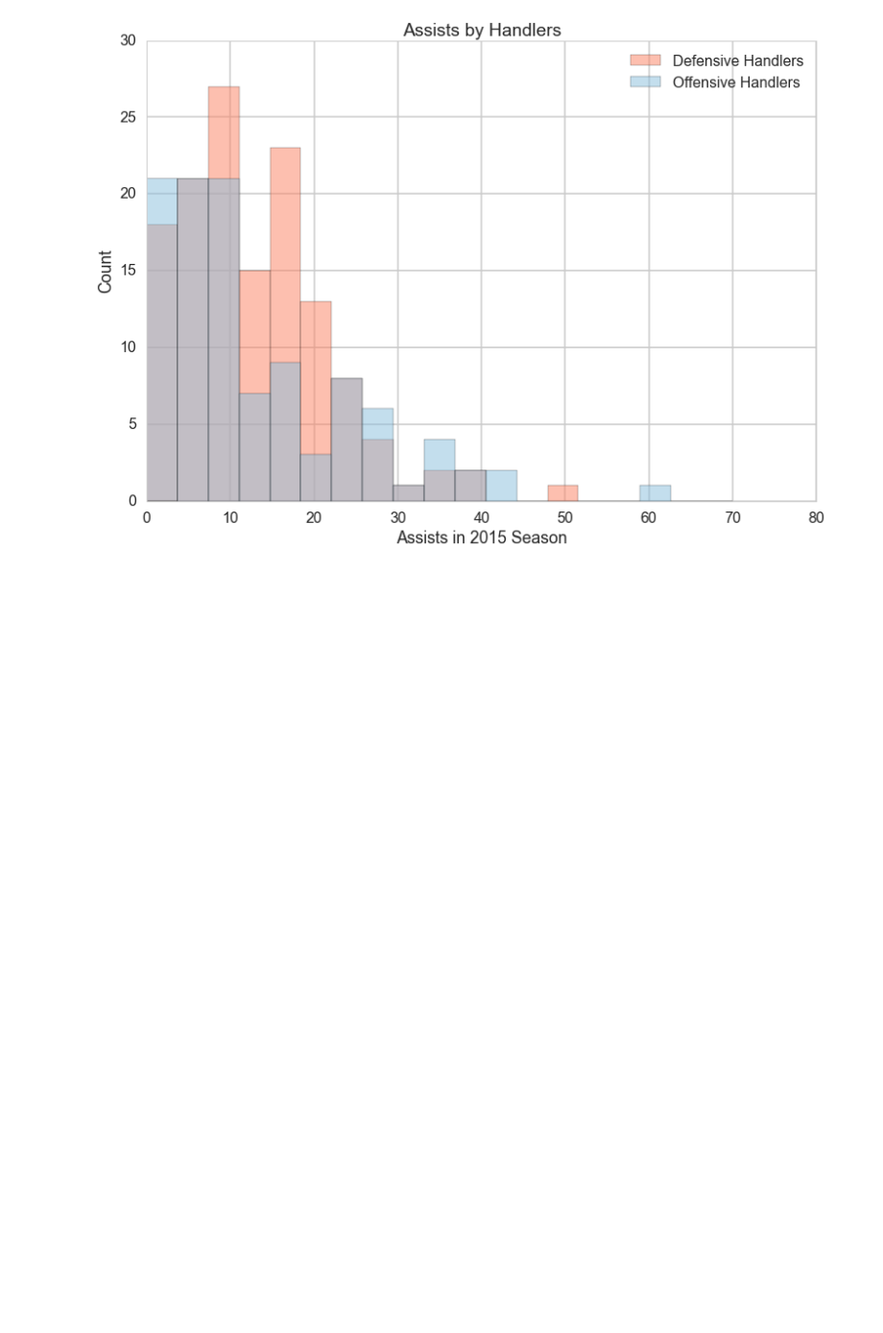
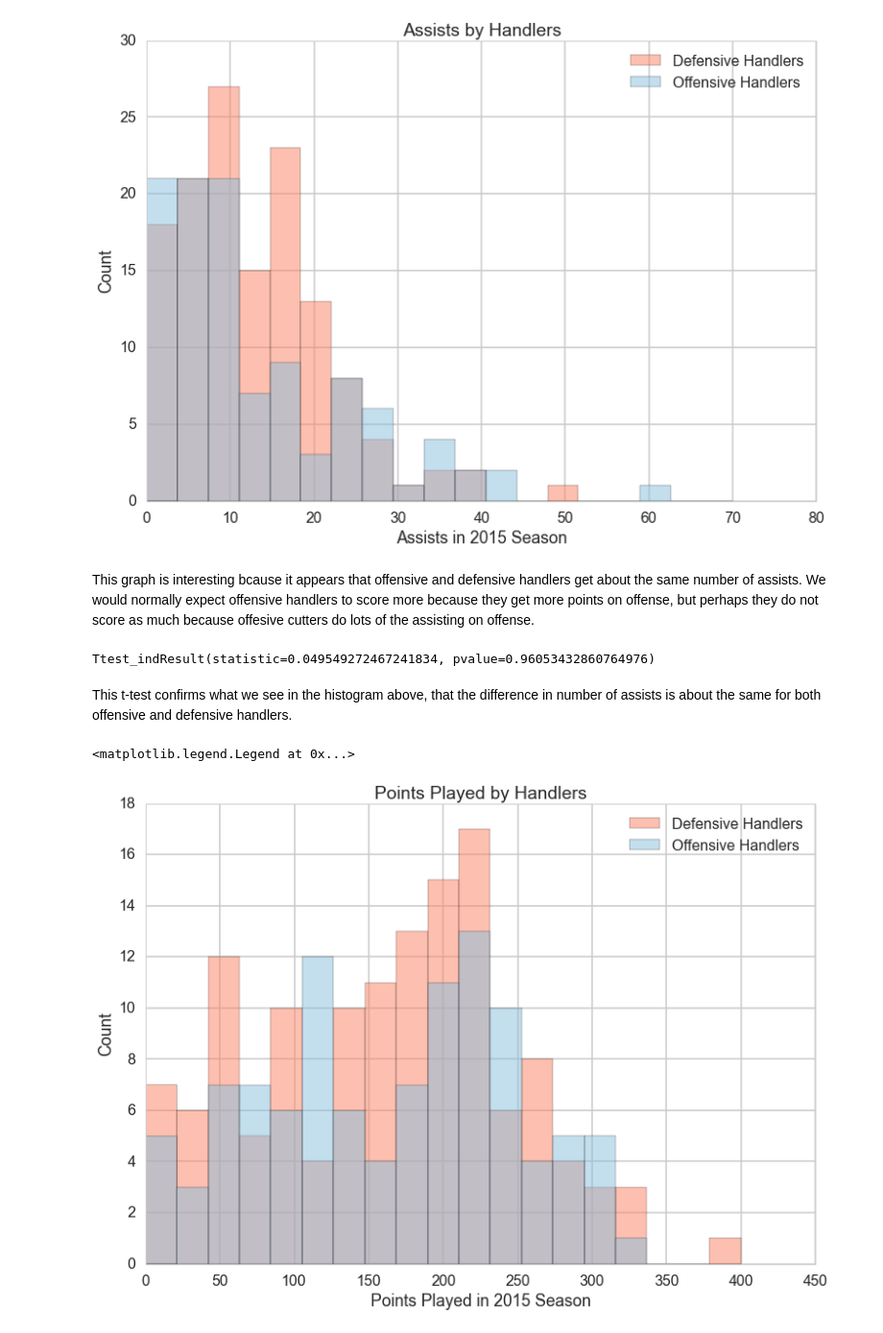
Before and after one commit to karinehsu/cs109-final-project, a Jupyter notebook: player-cluster.ipynb, the cells around one changed output. Shown at 96% size. Cells and saved outputs as stored; diff of their text form; code cells hidden in the pictures; blank space fills up the shorter version.

```diff
--- a/player-cluster.ipynb
+++ b/player-cluster.ipynb
@@ -499,22 +525,27 @@ plt.legend(loc="upper right")
 # %% [output]
 <matplotlib.legend.Legend at 0x...>
 [figure]
+# %% [markdown]
+This graph is interesting bcause it appears that offensive and defensive handlers get about the same number of assists. We would normally expect offensive handlers to score more because they get more points on offense, but perhaps they do not score as much because offesive cutters do lots of the assisting on offense.
+# %%
+sc.stats.ttest_ind(o_handlers.assists, d_handlers.assists, equal_var=False)
+# %% [output]
+Ttest_indResult(statistic=0.049549272467241834, pvalue=0.96053432860764976)
+# %% [markdown]
+This t-test confirms what we see in the histogram above, that the difference in number of assists is about the same for both offensive and defensive handlers.
 # %%
-bins = np.linspace(0, 70, 20)
+bins = np.linspace(0, 400, 20)
 
-plt.hist(d_cutters["goals"], bins, alpha=.5,
-         color=position_colors["d_cutter"],
-         label="Defensive Cutters")
-plt.hist(d_handlers["goals"], bins, alpha=.5,
+plt.hist(d_handlers["totalpoints"], bins, alpha=.5,
          color=position_colors["d_handler"],
          label="Defensive Handlers")
-plt.hist(o_cutters["goals"], bins, alpha=.5,
-         color=position_colors["o_cutter"],
-         label="Offensive Cutters")
-plt.hist(o_handlers["goals"], bins, alpha=.5,
+plt.hist(o_handlers["totalpoints"], bins, alpha=.5,
          color=position_colors["o_handler"],
          label="Offensive Handlers")
-plt.title("Goals Scored by Cutters")
+plt.title("Points Played by Handlers")
 plt.ylabel("Count")
-plt.xlabel("Goals Scored in 2015 Season")
+plt.xlabel("Points Played in 2015 Season")
 plt.legend(loc="upper right")
+# %% [output]
+<matplotlib.legend.Legend at 0x...>
+[figure, added]
```
Also changed, not shown: parts of 20 cells of this notebook.
